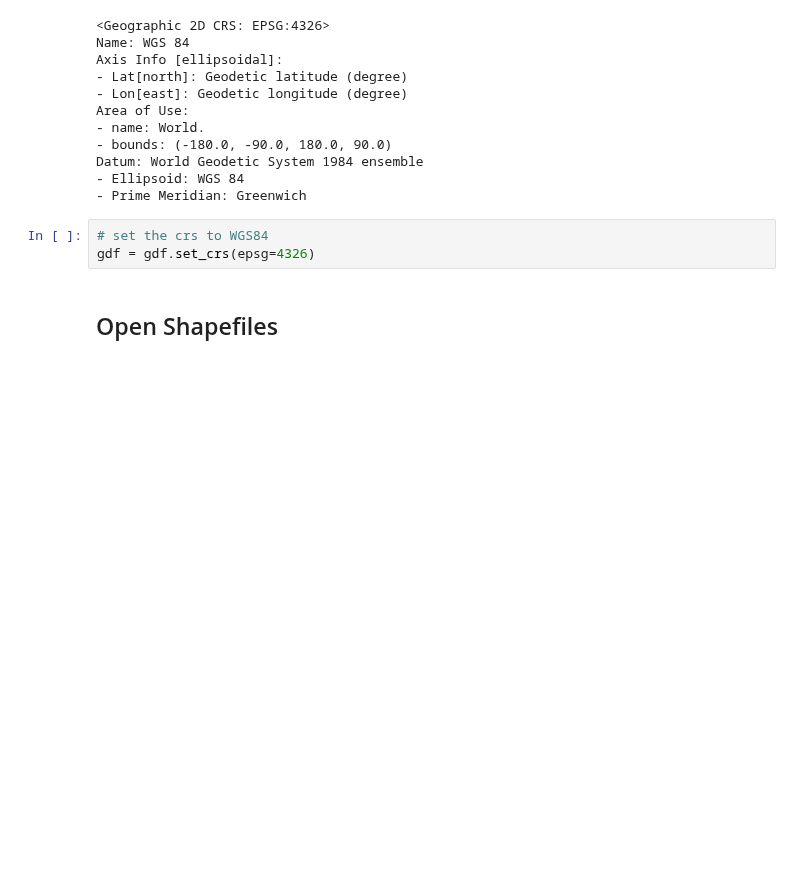
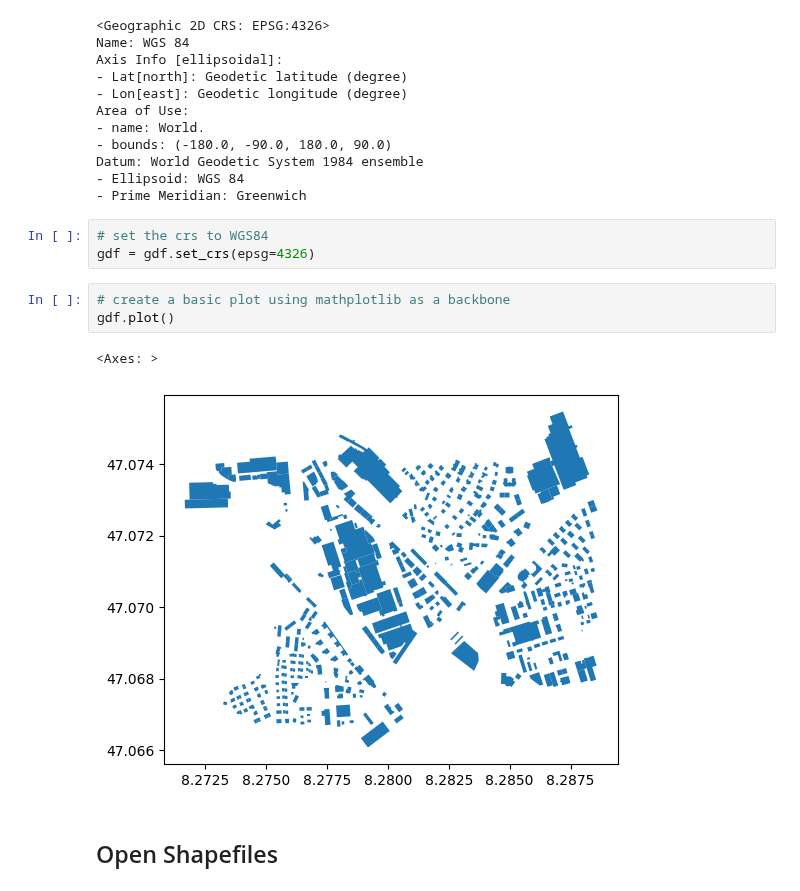
Before and after one commit to hslu-dda/dda-introduction-to-python, a Jupyter notebook: 05_Geopandas/01-Geopandas-Basics.ipynb, the cells around one changed output. Saved outputs shown, nothing was run; the diff lists cells and outputs as text; blank space fills up the shorter version.

Commit message:
add plot command

```diff
--- a/05_Geopandas/01-Geopandas-Basics.ipynb
+++ b/05_Geopandas/01-Geopandas-Basics.ipynb
@@ -36,6 +36,12 @@ Datum: World Geodetic System 1984 ensemble
 # %%
 # set the crs to WGS84
 gdf = gdf.set_crs(epsg=4326)
+# %%
+# create a basic plot using mathplotlib as a backbone
+gdf.plot()
+# %% [output]
+<Axes: >
+[figure, added]
 # %% [markdown]
 ## Open Shapefiles
 # %%
```
